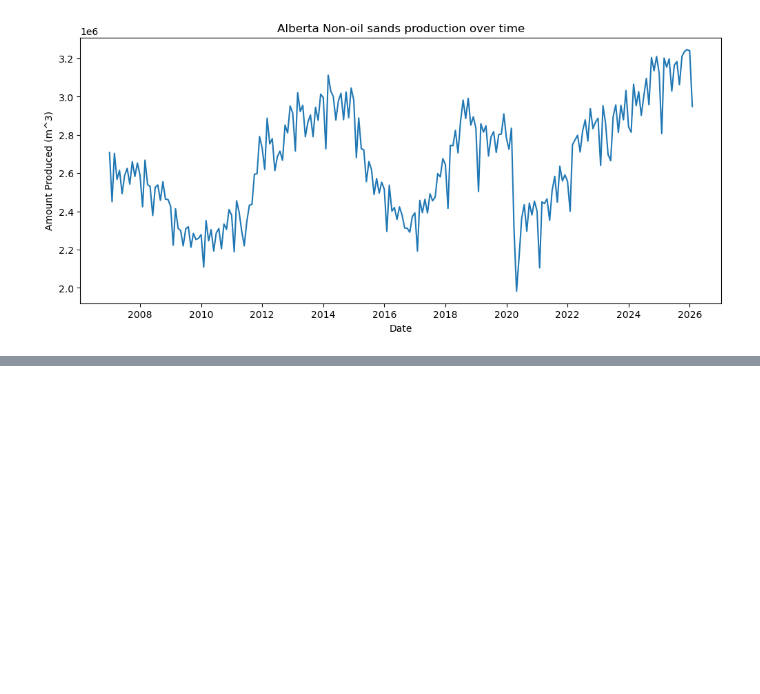
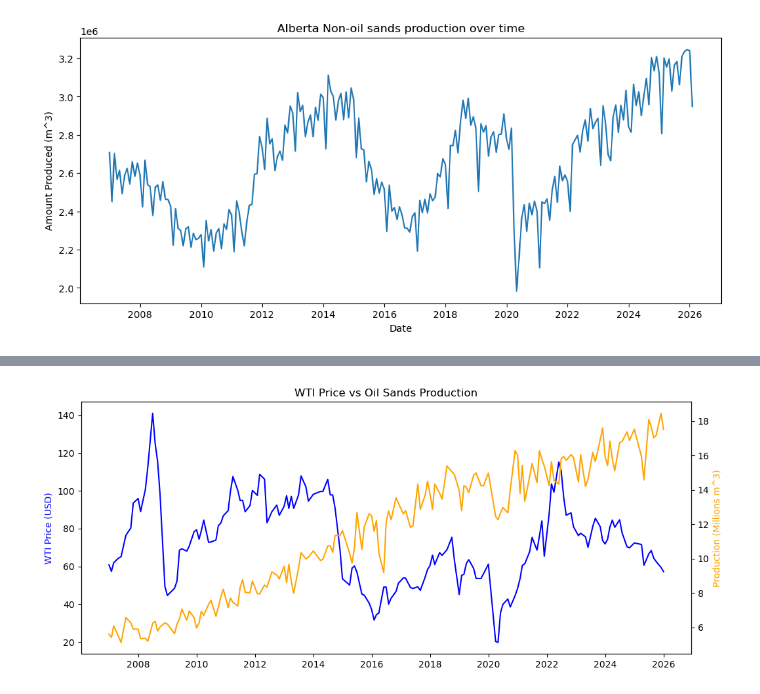
Before and after one commit to Frank-J1/oil-sands-repository, a Jupyter notebook: 01_exploratory_analysis.ipynb, the cells around one changed output, grey strips where cells are left out. Drawn from its saved outputs; the diff is of its cells as text; code cells hidden in the pictures; blank space fills up the shorter version.

```diff
--- a/01_exploratory_analysis.ipynb
+++ b/01_exploratory_analysis.ipynb
@@ -168,0 +165,4 @@ plt.show()
+# %%
+wti_monthly = data.groupby("date")["price"].mean()
+merged = pd.merge(wti_monthly, data_alb, on="date")
+merged.head()
@@ -168,0 +176,17 @@ plt.show()
+# %%
+#The plot originally was hard to compare, so we will use two y-axes
+fig, ax1 = plt.subplots(figsize=(12,5))
+
+#Left axis (WTI)
+ax1.plot(merged["date"], merged["price"], color="blue")
+ax1.set_ylabel("WTI Price (USD)", color="blue")
+
+#Right axis
+ax2 = ax1.twinx()
+ax2.plot(merged["date"], merged["Non-Conventional Oil"]/1e6, color="orange")
+ax2.set_ylabel("Production (Millions m^3)", color="orange")
+
+plt.title("WTI Price vs Oil Sands Production")
+plt.show()
+# %% [output]
+[figure, added]
```
Also changed, not shown: parts of 5 cells of this notebook.
